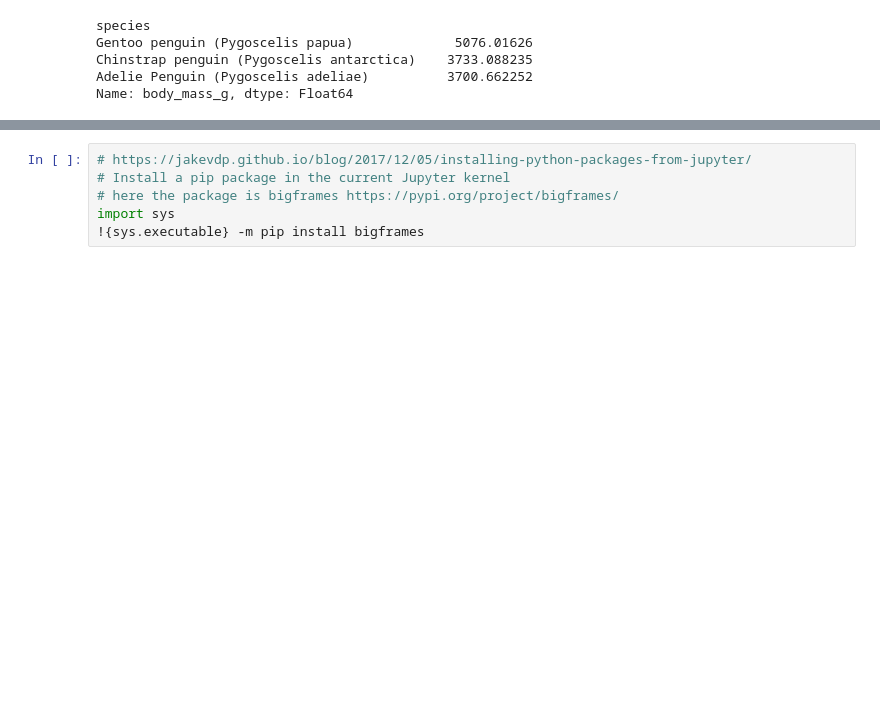
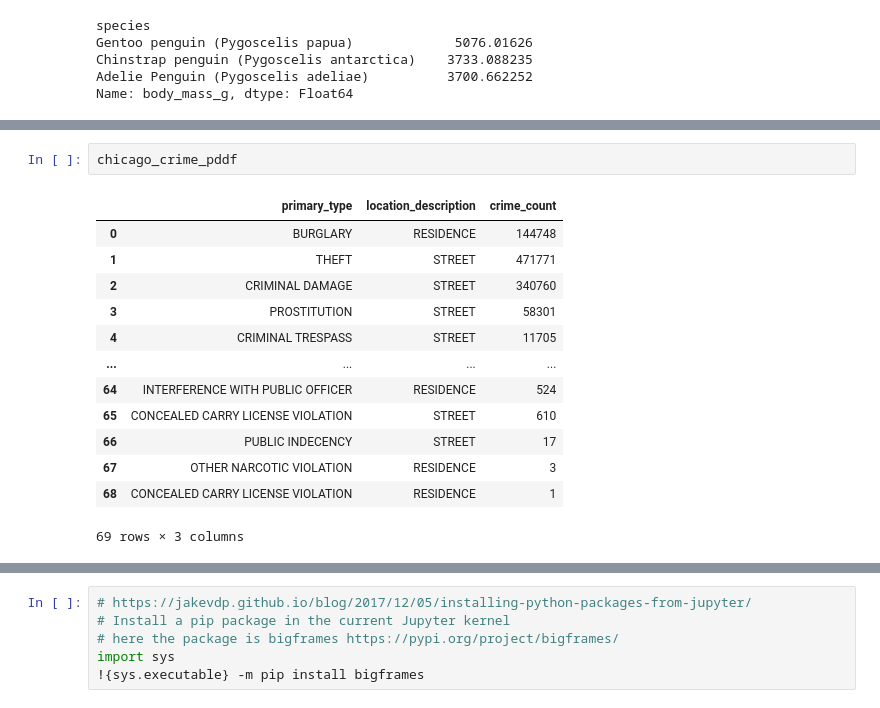
Before and after one commit to ant-laz/vertex-workbench-bigquery, a Jupyter notebook: VertexWorkbenchBigQuery.ipynb, the cells around one changed output, grey strips where cells are left out. Drawn from its saved outputs; the diff is of its cells as text; blank space fills up the shorter version.

```diff
--- a/VertexWorkbenchBigQuery.ipynb
+++ b/VertexWorkbenchBigQuery.ipynb
@@ -377,0 +438,16 @@ Query job 38b145ed-15dd-4310-a139-a18225ccca7f is DONE. 56 Bytes processed. Open
+# %%
+chicago_crime_pddf
+# %% [output]
+|  | primary_type | location_description | crime_count |
+| 0 | BURGLARY | RESIDENCE | 144748 |
+| 1 | THEFT | STREET | 471771 |
+| 2 | CRIMINAL DAMAGE | STREET | 340760 |
+| 3 | PROSTITUTION | STREET | 58301 |
+| 4 | CRIMINAL TRESPASS | STREET | 11705 |
+| ... | ... | ... | ... |
+| 64 | INTERFERENCE WITH PUBLIC OFFICER | RESIDENCE | 524 |
+| 65 | CONCEALED CARRY LICENSE VIOLATION | STREET | 610 |
+| 66 | PUBLIC INDECENCY | STREET | 17 |
+| 67 | OTHER NARCOTIC VIOLATION | RESIDENCE | 3 |
+| 68 | CONCEALED CARRY LICENSE VIOLATION | RESIDENCE | 1 |
+69 rows × 3 columns
```
Also changed, not shown: parts of 33 cells of this notebook.
